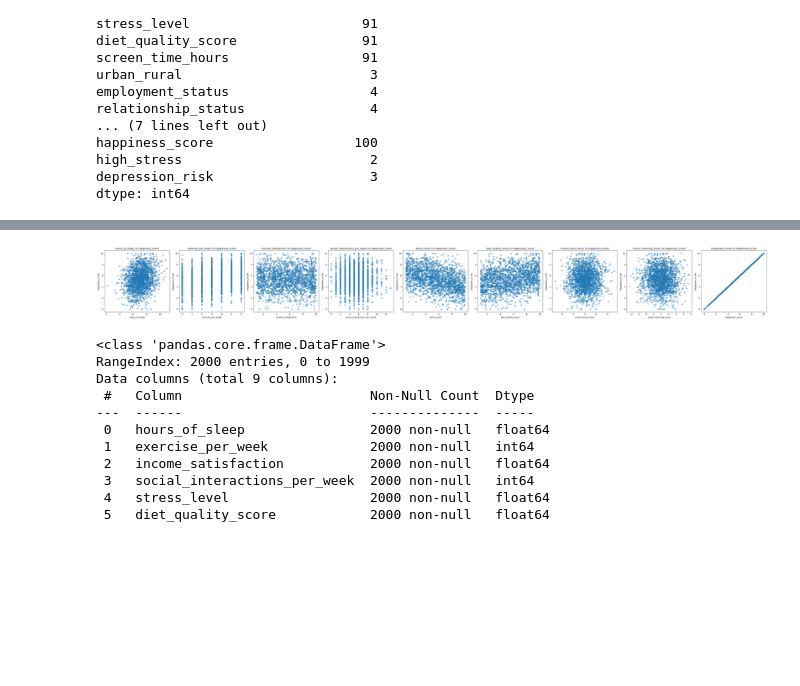
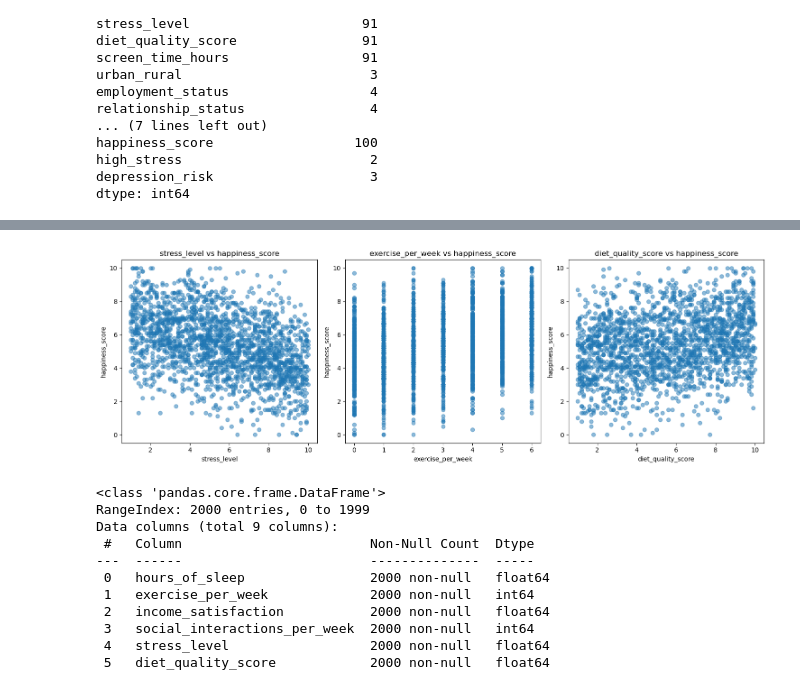
Before and after one commit to Aashu-P/dtsc-3101-final-project, a Jupyter notebook: final project.ipynb, the cells around one changed output, grey strips where cells are left out. Cells and saved outputs as stored; diff of their text form; code cells hidden in the pictures; blank space fills up the shorter version.

```diff
--- a/final project.ipynb
+++ b/final project.ipynb
@@ -141,22 +172,21 @@ plt.show()
 # %%
 import matplotlib.pyplot as plt
 
-# Use all numerical columns except 'person_id' as features
-all_features = [col for col in numeric_cols if col != 'person_id']
+# Use predictors instead of all_features
 
-fig, axes = plt.subplots(1, len(all_features), figsize=(5 * len(all_features), 5))
+fig, axes = plt.subplots(1, len(predictors), figsize=(5 * len(predictors), 5))
 
-for i, feature in enumerate(all_features):
+for i, feature in enumerate(predictors):
     ax = axes[i]
     ax.scatter(df[feature], df['happiness_score'], alpha=0.5)
     ax.set_xlabel(feature)
     ax.set_ylabel('happiness_score')
     ax.set_title(f'{feature} vs happiness_score')
 
 plt.tight_layout()
 plt.show()
 # %% [output]
-[figure, old version]
+[figure, new version]
 # %%
 ## STEP 4: Refine the Research Question (Data-Informed)
 # Based on EDA, we focus on key predictors with strong correlation to happiness_score and are numerical features.
```
Also changed, not shown: parts of 11 cells of this notebook.
